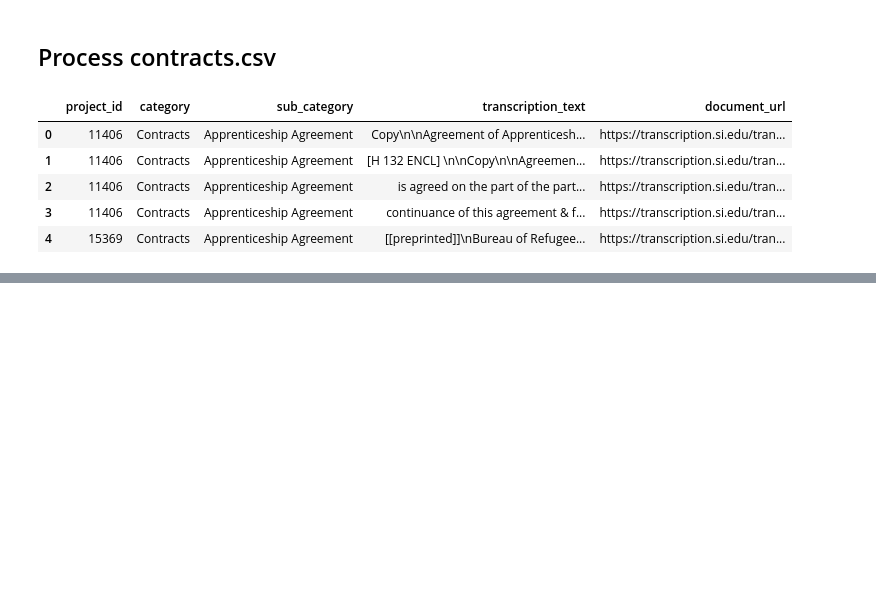
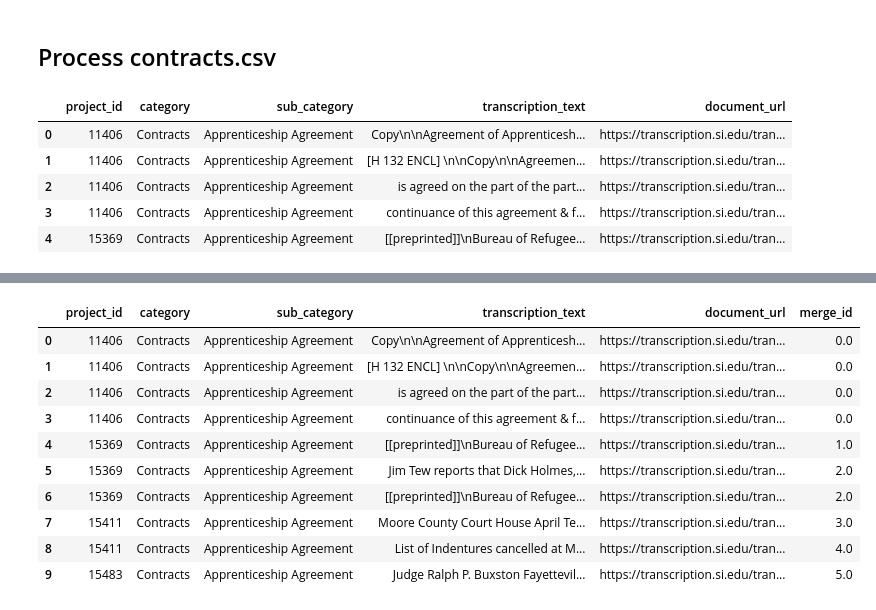
Before and after one commit to KeithGalli/historical-docs-analysis, a Jupyter notebook: exploration.ipynb, the cells around one changed output, grey strips where cells are left out. Cells and saved outputs as stored; diff of their text form; code cells hidden in the pictures; blank space fills up the shorter version.

```diff
--- a/exploration.ipynb
+++ b/exploration.ipynb
@@ -150,15 +150,17 @@ def from_same_document(document1, document2):
 
     Document 2:
     {document2}
+
+    ---
+    IMPORTANT: Make sure to only return the boolean value and nothing else
     """
+
+    # Fail fast if the documents are not from the same project
+    if document1['project_id'] != document2['project_id']:
+        return False
 
     prompt = PromptTemplate(input_variables=['document1', 'document2'], template=system_message)
     full_prompt = prompt.format(document1=document1['transcription_text'], document2=document2['transcription_text'])
-
-    print(document1)
-
-    print("\nDOC 2")
-    print(document2)
 
     response_raw = model.predict(full_prompt)
 
@@ -243,0 +221,17 @@ IndentationError: unexpected indent (<unknown>, line 3)
+# %%
+# Show more of the transcription_text area by modifying pd settings
+pd.set_option('display.max_colwidth', 2000)
+
+apprenticeship_agreements.head(10)
+# %% [output]
+|  | project_id | category | sub_category | transcription_text | document_url | merge_id |
+| 0 | 11406 | Contracts | Apprenticeship Agreement | Copy\n\nAgreement of Apprenticesh... | https://transcription.si.edu/tran... | 0.0 |
+| 1 | 11406 | Contracts | Apprenticeship Agreement | [H 132 ENCL] \n\nCopy\n\nAgreemen... | https://transcription.si.edu/tran... | 0.0 |
+| 2 | 11406 | Contracts | Apprenticeship Agreement | is agreed on the part of the part... | https://transcription.si.edu/tran... | 0.0 |
+| 3 | 11406 | Contracts | Apprenticeship Agreement | continuance of this agreement & f... | https://transcription.si.edu/tran... | 0.0 |
+| 4 | 15369 | Contracts | Apprenticeship Agreement | [[preprinted]]\nBureau of Refugee... | https://transcription.si.edu/tran... | 1.0 |
+| 5 | 15369 | Contracts | Apprenticeship Agreement | Jim Tew reports that Dick Holmes,... | https://transcription.si.edu/tran... | 2.0 |
+| 6 | 15369 | Contracts | Apprenticeship Agreement | [[preprinted]]\nBureau of Refugee... | https://transcription.si.edu/tran... | 2.0 |
+| 7 | 15411 | Contracts | Apprenticeship Agreement | Moore County Court House April Te... | https://transcription.si.edu/tran... | 3.0 |
+| 8 | 15411 | Contracts | Apprenticeship Agreement | List of Indentures cancelled at M... | https://transcription.si.edu/tran... | 4.0 |
+| 9 | 15483 | Contracts | Apprenticeship Agreement | Judge Ralph P. Buxston Fayettevil... | https://transcription.si.edu/tran... | 5.0 |
```
Also changed, not shown: parts of 3 cells of this notebook, 1 other file.
